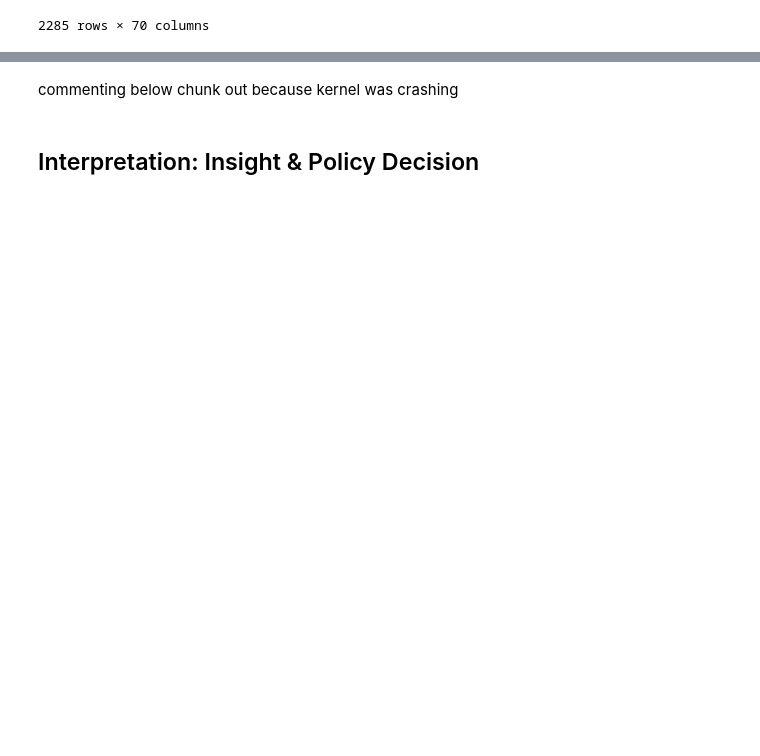
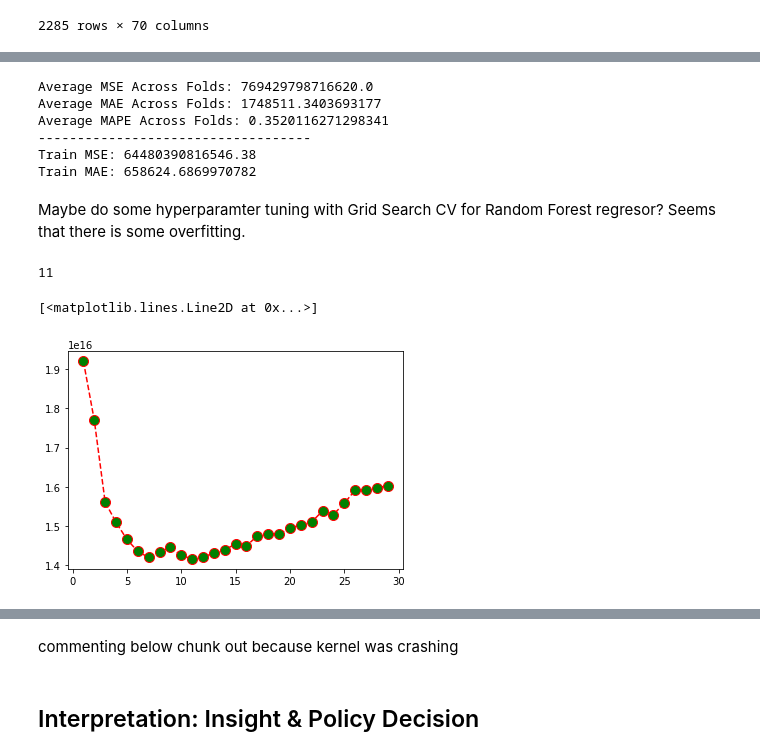
Before and after one commit to cmsc320-gautham-evan-arjun/cmsc320-gautham-evan-arjun.github.io, a Jupyter notebook: finaltutorial.ipynb, the cells around one changed output, grey strips where cells are left out. Drawn from its saved outputs; the diff is of its cells as text; code cells hidden in the pictures; blank space fills up the shorter version.

```diff
--- a/finaltutorial.ipynb
+++ b/finaltutorial.ipynb
@@ -772,0 +921,80 @@ movie_df.drop([], axis = 1, inplace= True)
+# %%
+rf_reg = RandomForestRegressor(n_estimators= optimal_num_estimators, random_state= 42)
+
+mse_values = []
+mae_values = []
+mape_values = []
+
+for train_indices, test_indices in kf.split(X):
+    X_train, X_test = X[train_indices], X[test_indices]
+    #y_train_scaled, y_test_scaled = y.iloc[train_indices], y.iloc[test_indices]
+    y_train_scaled, y_test_scaled = y[train_indices], y[test_indices]
+
+    rf_reg.fit(X_train, y_train_scaled)
+
+    y_pred_scaled = rf_reg.predict(X_test)
+
+    y_pred = scaler.inverse_transform(y_pred_scaled.reshape(-1, 1)).flatten()
+    y_test = scaler.inverse_transform(y_test_scaled.reshape(-1,1)).flatten()
+
+    mse = mean_squared_error(y_test, y_pred)
+    mae = mean_absolute_error(y_test, y_pred)
+    mape = mean_absolute_percentage_error(y_test, y_pred) * 100
+
+    mse_values.append(mse)
+    mae_values.append(mae)
+    mape_values.append(mape)
+
+average_mse = np.mean(mse_values)
+average_mae = np.mean(mae_values)
+average_mape = np.mean(mape_values)
+
+print("Average MSE Across Folds: " + str(average_mse))
+print("Average MAE Across Folds: " + str(average_mae))
+print("Average MAPE Across Folds: " + str(average_mape))
+
+rf_reg.fit(X, y)
+train_y_pred_scaled = rf_reg.predict(X)
+
+train_y_pred = scaler.inverse_transform(train_y_pred_scaled.reshape(-1, 1)).flatten()
+train_y = scaler.inverse_transform(y.reshape(-1,1)).flatten()
+
+print("-----------------------------------")
+train_mse = mean_squared_error(train_y, train_y_pred)
+print("Train MSE: " + str(train_mse))
+train_mae = mean_absolute_error(train_y, train_y_pred)
+print("Train MAE: " + str(train_mae))
+# %% [output]
+Average MSE Across Folds: 769429798716620.0
+Average MAE Across Folds: 1748511.3403693177
+Average MAPE Across Folds: 0.3520116271298341
+-----------------------------------
+Train MSE: 64480390816546.38
+Train MAE: 658624.6869970782
+# %% [markdown]
+Maybe do some hyperparamter tuning with Grid Search CV for Random Forest regresor? Seems that there is some overfitting.
+# %%
+x_train, x_test, y_train_scaled, y_test_scaled = train_test_split(X, y, test_size=0.3, shuffle=True, random_state= 42)
+
+# Finding the best K value for KNN
+K_values=range(1,30)
+scores=[]
+
+for k in K_values:
+    knn_regressor = KNeighborsRegressor(n_neighbors=k)
+    knn_regressor.fit(x_train, y_train_scaled)
+
+    y_pred_scaled=knn_regressor.predict(x_test)
+
+    y_pred = scaler.inverse_transform(y_pred_scaled.reshape(-1, 1)).flatten()
+    y_test = scaler.inverse_transform(y_test_scaled.reshape(-1,1)).flatten()
+
+    scores.append(mean_squared_error(y_pred, y_test))
+
+best_knn_val = K_values[np.argmin(scores)]
+print(best_knn_val)
+plt.plot(K_values,scores, color='red', linestyle='dashed', marker='o', markerfacecolor='green', markersize=10)
+# %% [output]
+11
+[<matplotlib.lines.Line2D at 0x...>]
+[figure, added]
```
Also changed, not shown: parts of 48 cells of this notebook.
